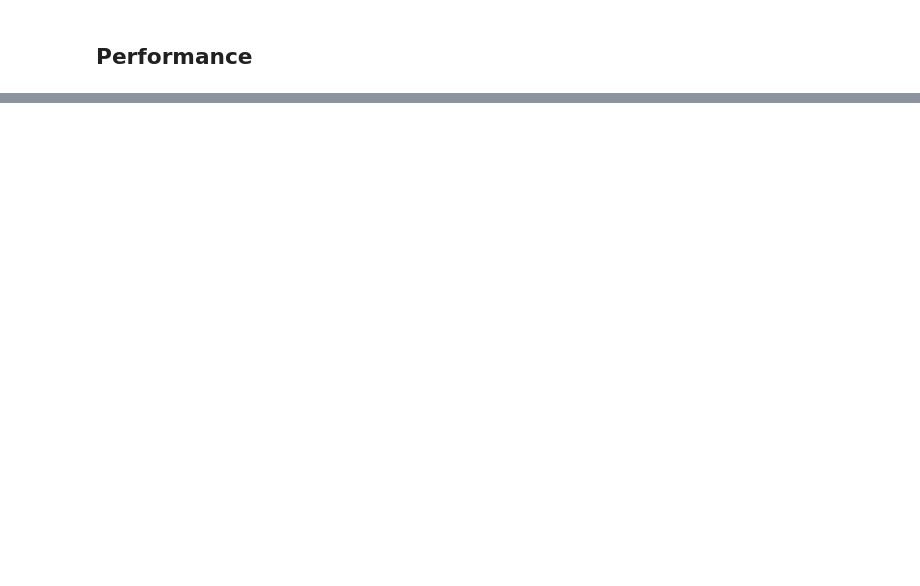
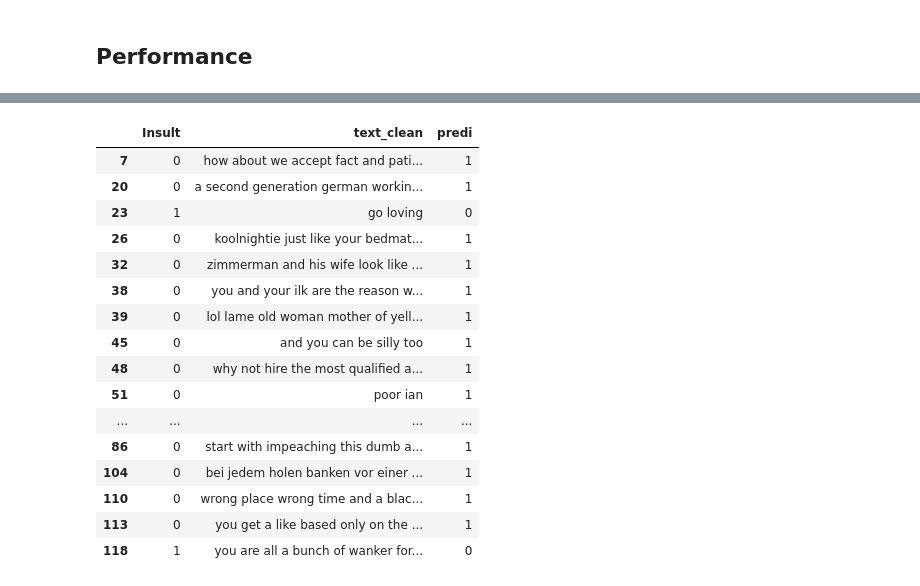
Before and after one commit to Mouni0816/OnlineInsultDetection, a Jupyter notebook: Notebooks/2_NN/2_2_Model_NN.ipynb, the cells around one changed output, grey strips where cells are left out. Saved outputs shown, nothing was run; the diff lists cells and outputs as text; code cells hidden in the pictures; blank space fills up the shorter version.

Commit message:
new test set

```diff
--- a/Notebooks/2_NN/2_2_Model_NN.ipynb
+++ b/Notebooks/2_NN/2_2_Model_NN.ipynb
@@ -160,0 +161,26 @@ weighted avg       0.80      0.79      0.79       593
+# %%
+df_test2 = df_test.copy()
+# %%
+df_test2["predi"] = y_predict_test2
+# %%
+diff = df_test2[df_test2["Insult"] != df_test2["predi"]]
+# %%
+diff.head(20)
+# %% [output]
+|  | Insult | text_clean | predi |
+| 7 | 0 | how about we accept fact and pati... | 1 |
+| 20 | 0 | a second generation german workin... | 1 |
+| 23 | 1 | go loving | 0 |
+| 26 | 0 | koolnightie just like your bedmat... | 1 |
+| 32 | 0 | zimmerman and his wife look like ... | 1 |
+| 38 | 0 | you and your ilk are the reason w... | 1 |
+| 39 | 0 | lol lame old woman mother of yell... | 1 |
+| 45 | 0 | and you can be silly too | 1 |
+| 48 | 0 | why not hire the most qualified a... | 1 |
+| 51 | 0 | poor ian | 1 |
+| ... | ... | ... | ... |
+| 86 | 0 | start with impeaching this dumb a... | 1 |
+| 104 | 0 | bei jedem holen banken vor einer ... | 1 |
+| 110 | 0 | wrong place wrong time and a blac... | 1 |
+| 113 | 0 | you get a like based only on the ... | 1 |
+| 118 | 1 | you are all a bunch of wanker for... | 0 |
```
Also changed, not shown: parts of 5 cells of this notebook, 4 other files.
